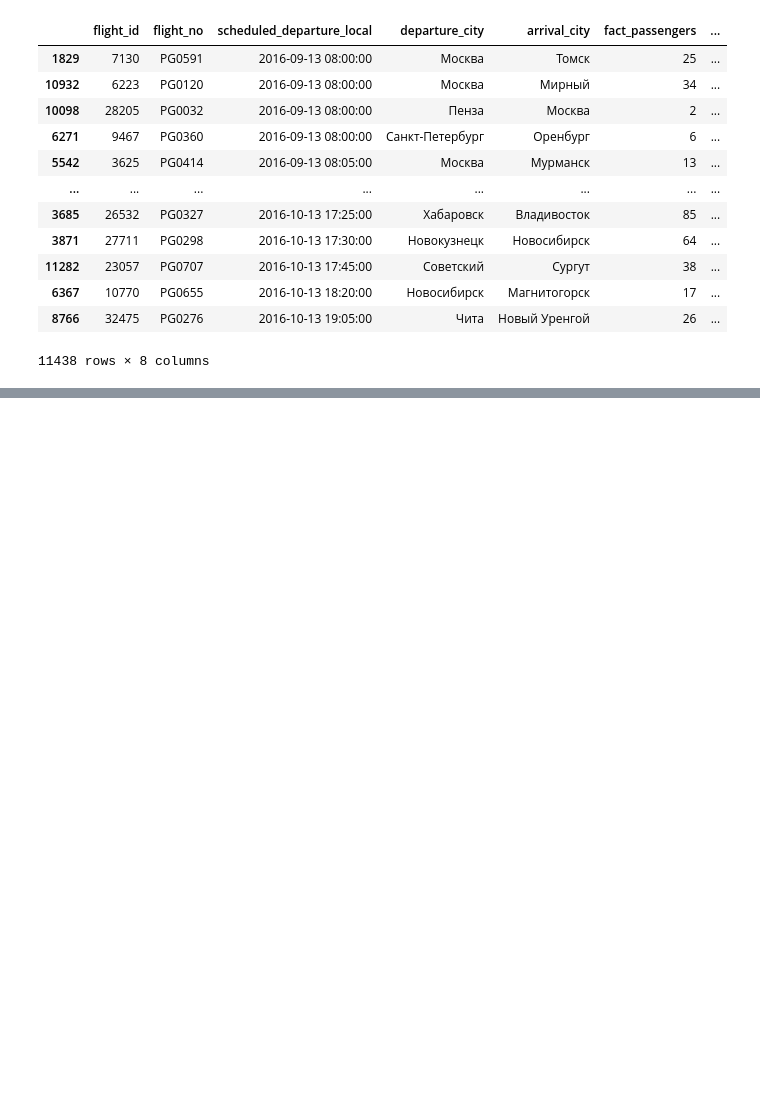
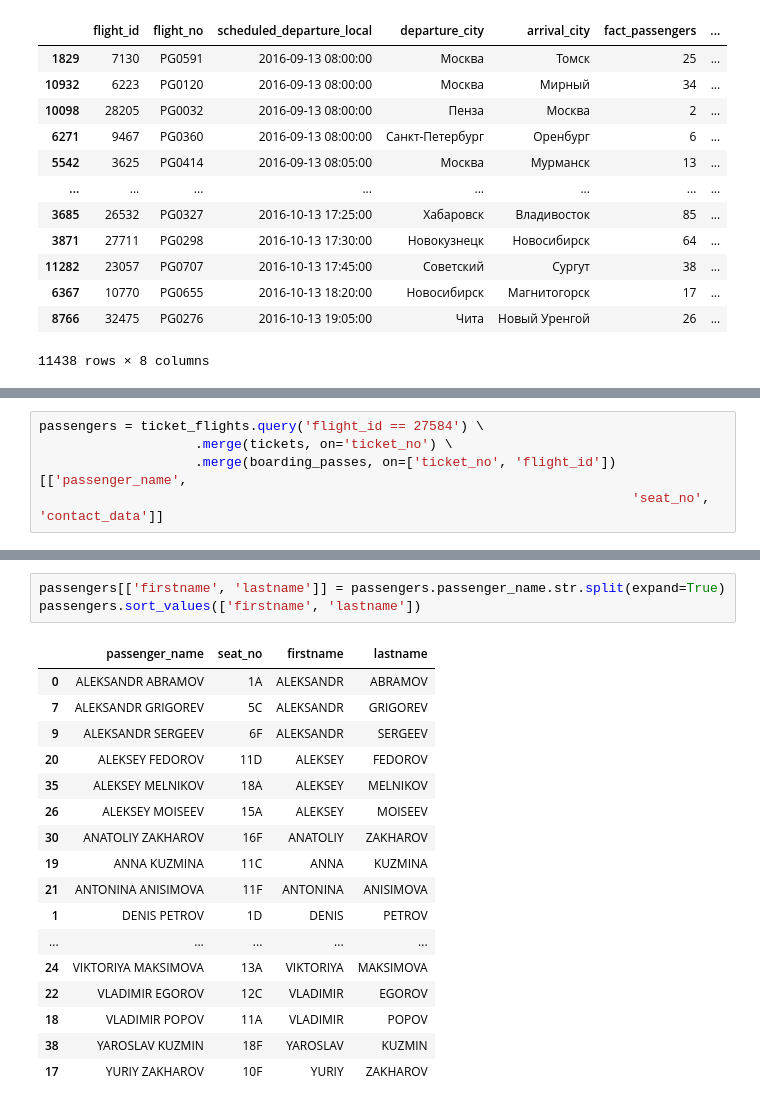
Before and after one commit to novayazarya/postgresql, a Jupyter notebook: raw-sql-vs-pandas-cookbook.ipynb, the cells around one changed output, grey strips where cells are left out. Cells and saved outputs as stored; diff of their text form; blank space fills up the shorter version.

```diff
--- a/raw-sql-vs-pandas-cookbook.ipynb
+++ b/raw-sql-vs-pandas-cookbook.ipynb
@@ -1453,0 +1544,5 @@ ts.assign(fraction = ts['fact_passengers'] / ts['total_seats']) \
+# %%
+passengers = ticket_flights.query('flight_id == 27584') \
+                    .merge(tickets, on='ticket_no') \
+                    .merge(boarding_passes, on=['ticket_no', 'flight_id'])[['passenger_name',
+                                                                            'seat_no', 'contact_data']]
@@ -1453,0 +1571,21 @@ ts.assign(fraction = ts['fact_passengers'] / ts['total_seats']) \
+# %%
+passengers[['firstname', 'lastname']] = passengers.passenger_name.str.split(expand=True)
+passengers.sort_values(['firstname', 'lastname'])
+# %% [output]
+|  | passenger_name | seat_no | firstname | lastname |
+| 0 | ALEKSANDR ABRAMOV | 1A | ALEKSANDR | ABRAMOV |
+| 7 | ALEKSANDR GRIGOREV | 5C | ALEKSANDR | GRIGOREV |
+| 9 | ALEKSANDR SERGEEV | 6F | ALEKSANDR | SERGEEV |
+| 20 | ALEKSEY FEDOROV | 11D | ALEKSEY | FEDOROV |
+| 35 | ALEKSEY MELNIKOV | 18A | ALEKSEY | MELNIKOV |
+| 26 | ALEKSEY MOISEEV | 15A | ALEKSEY | MOISEEV |
+| 30 | ANATOLIY ZAKHAROV | 16F | ANATOLIY | ZAKHAROV |
+| 19 | ANNA KUZMINA | 11C | ANNA | KUZMINA |
+| 21 | ANTONINA ANISIMOVA | 11F | ANTONINA | ANISIMOVA |
+| 1 | DENIS PETROV | 1D | DENIS | PETROV |
+| ... | ... | ... | ... | ... |
+| 24 | VIKTORIYA MAKSIMOVA | 13A | VIKTORIYA | MAKSIMOVA |
+| 22 | VLADIMIR EGOROV | 12C | VLADIMIR | EGOROV |
+| 18 | VLADIMIR POPOV | 11A | VLADIMIR | POPOV |
+| 38 | YAROSLAV KUZMIN | 18F | YAROSLAV | KUZMIN |
+| 17 | YURIY ZAKHAROV | 10F | YURIY | ZAKHAROV |
```
Also changed, not shown: parts of 27 cells of this notebook.
